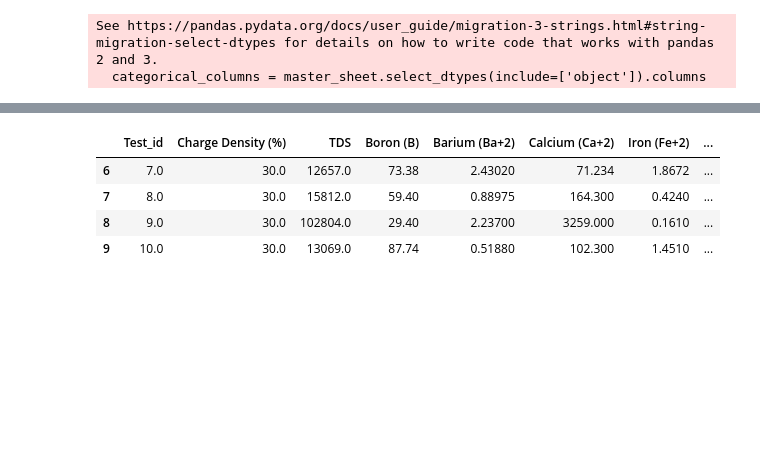
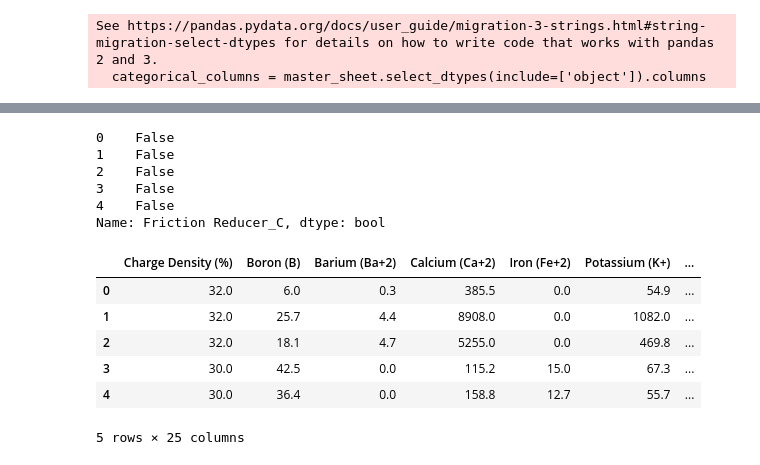
Before and after one commit to carloshurtadop9/PAM-ML-Project, a Jupyter notebook: PAM ML Notebook.ipynb, the cells around one changed output, grey strips where cells are left out. Saved outputs shown, nothing was run; the diff lists cells and outputs as text; code cells hidden in the pictures; blank space fills up the shorter version.

```diff
--- a/PAM ML Notebook.ipynb
+++ b/PAM ML Notebook.ipynb
@@ -309,8 +294,21 @@ fr_test = final_df.loc[(final_df['Friction Reducer_A'] == 1) | (final_df['Fricti
-# %%
-final_df.loc[fr_train]
-# %% [output]
-|  | Test_id | Charge Density (%) | TDS | Boron (B) | Barium (Ba+2) | Calcium (Ca+2) | Iron (Fe+2) | ... |
-| 6 | 7.0 | 30.0 | 12657.0 | 73.38 | 2.43020 | 71.234 | 1.8672 | ... |
-| 7 | 8.0 | 30.0 | 15812.0 | 59.40 | 0.88975 | 164.300 | 0.4240 | ... |
-| 8 | 9.0 | 30.0 | 102804.0 | 29.40 | 2.23700 | 3259.000 | 0.1610 | ... |
-| 9 | 10.0 | 30.0 | 13069.0 | 87.74 | 0.51880 | 102.300 | 1.4510 | ... |
+# %%
+fr_test.head()
+# %% [output]
+0    False
+1    False
+2    False
+3    False
+4    False
+Name: Friction Reducer_C, dtype: bool
+# %%
+feature_columns = fr_train[["Charge Density (%)", "Boron (B)", "Barium (Ba+2)", "Calcium (Ca+2)",	"Iron (Fe+2)", "Potassium (K+)", "Magnesium (Mg+2)", "Manganese (Mn+2)", "Sodium (Na+)", "Strontium (Sr+2)", "Zinc (Zn+2)", "Fluoride (F⁻)", "Chlorides (Cl-)",	"Nitrite (NO₂⁻)", "Bromide (Br⁻)", "Nitrate (NO₃⁻)", "Phosphate (PO₄³⁻)", "Sulfate (SO4-2)", "Bicarbonates (HCO3-)","Friction Reducer_A", "Friction Reducer_B", "Friction Reducer_C", "Form_CO_ePAM", "Form_Dry", "Form_ePAM"]]
+# %%
+feature_columns.head()
+# %% [output]
+|  | Charge Density (%) | Boron (B) | Barium (Ba+2) | Calcium (Ca+2) | Iron (Fe+2) | Potassium (K+) | ... |
+| 0 | 32.0 | 6.0 | 0.3 | 385.5 | 0.0 | 54.9 | ... |
+| 1 | 32.0 | 25.7 | 4.4 | 8908.0 | 0.0 | 1082.0 | ... |
+| 2 | 32.0 | 18.1 | 4.7 | 5255.0 | 0.0 | 469.8 | ... |
+| 3 | 30.0 | 42.5 | 0.0 | 115.2 | 15.0 | 67.3 | ... |
+| 4 | 30.0 | 36.4 | 0.0 | 158.8 | 12.7 | 55.7 | ... |
+5 rows × 25 columns
```
Also changed, not shown: parts of 20 cells of this notebook.
